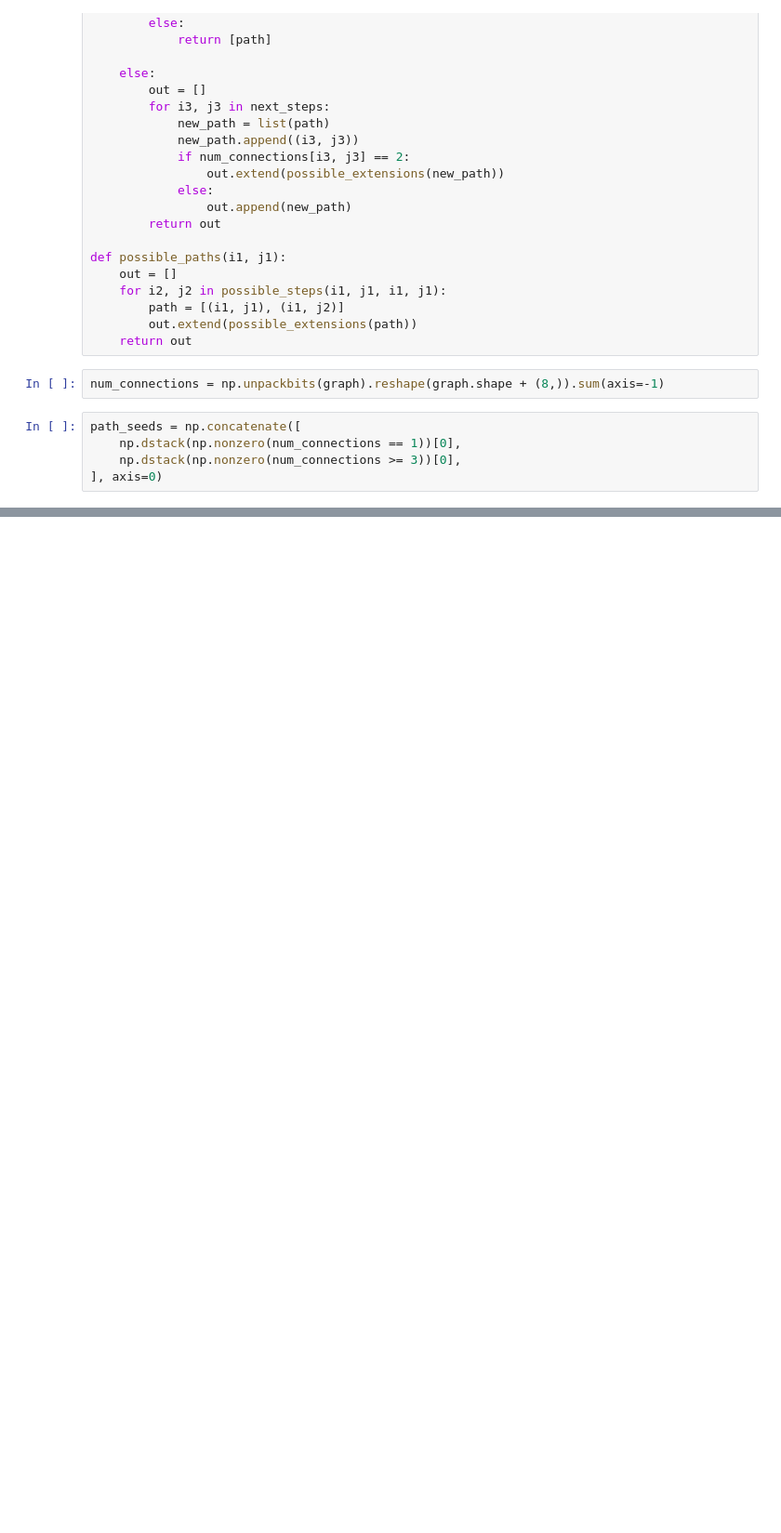
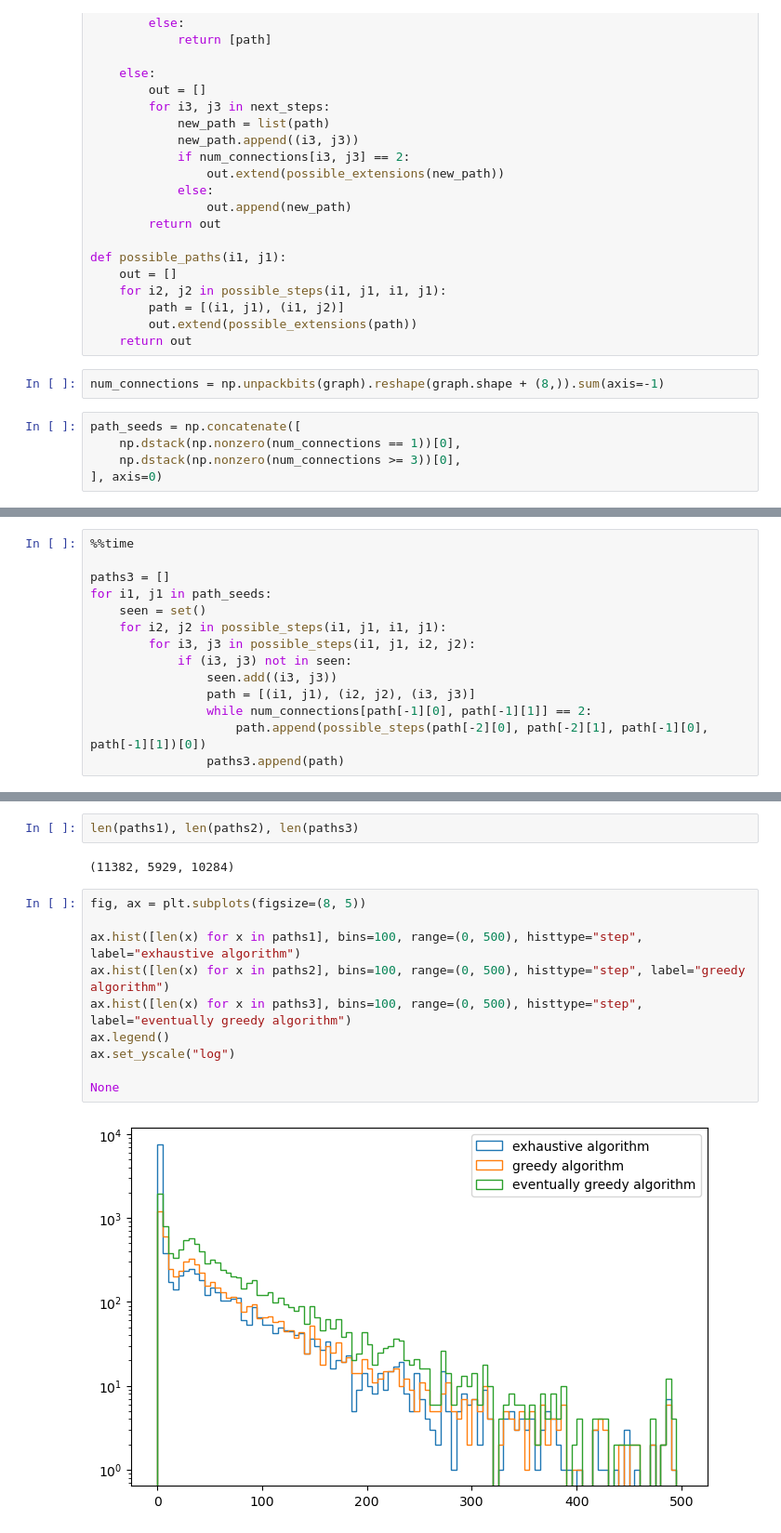
Before and after one commit to dsi-rse/gully-map, a Jupyter notebook: notebooks/quick-graph-analysis.ipynb, the cells around one changed output, grey strips where cells are left out. Shown at 93% size. Cells and saved outputs as stored; diff of their text form; blank space fills up the shorter version.

Commit message:
only algorithm 3 has complete coverage

```diff
--- a/notebooks/quick-graph-analysis.ipynb
+++ b/notebooks/quick-graph-analysis.ipynb
@@ -163,0 +141,14 @@ None
+# %%
+%%time
+
+paths3 = []
+for i1, j1 in path_seeds:
+    seen = set()
+    for i2, j2 in possible_steps(i1, j1, i1, j1):
+        for i3, j3 in possible_steps(i1, j1, i2, j2):
+            if (i3, j3) not in seen:
+                seen.add((i3, j3))
+                path = [(i1, j1), (i2, j2), (i3, j3)]
+                while num_connections[path[-1][0], path[-1][1]] == 2:
+                    path.append(possible_steps(path[-2][0], path[-2][1], path[-1][0], path[-1][1])[0])
+                paths3.append(path)
@@ -163,0 +158,16 @@ None
+# %%
+len(paths1), len(paths2), len(paths3)
+# %% [output]
+(11382, 5929, 10284)
+# %%
+fig, ax = plt.subplots(figsize=(8, 5))
+
+ax.hist([len(x) for x in paths1], bins=100, range=(0, 500), histtype="step", label="exhaustive algorithm")
+ax.hist([len(x) for x in paths2], bins=100, range=(0, 500), histtype="step", label="greedy algorithm")
+ax.hist([len(x) for x in paths3], bins=100, range=(0, 500), histtype="step", label="eventually greedy algorithm")
+ax.legend()
+ax.set_yscale("log")
+
+None
+# %% [output]
+[figure, added]
```
Also changed, not shown: parts of 12 cells of this notebook.
